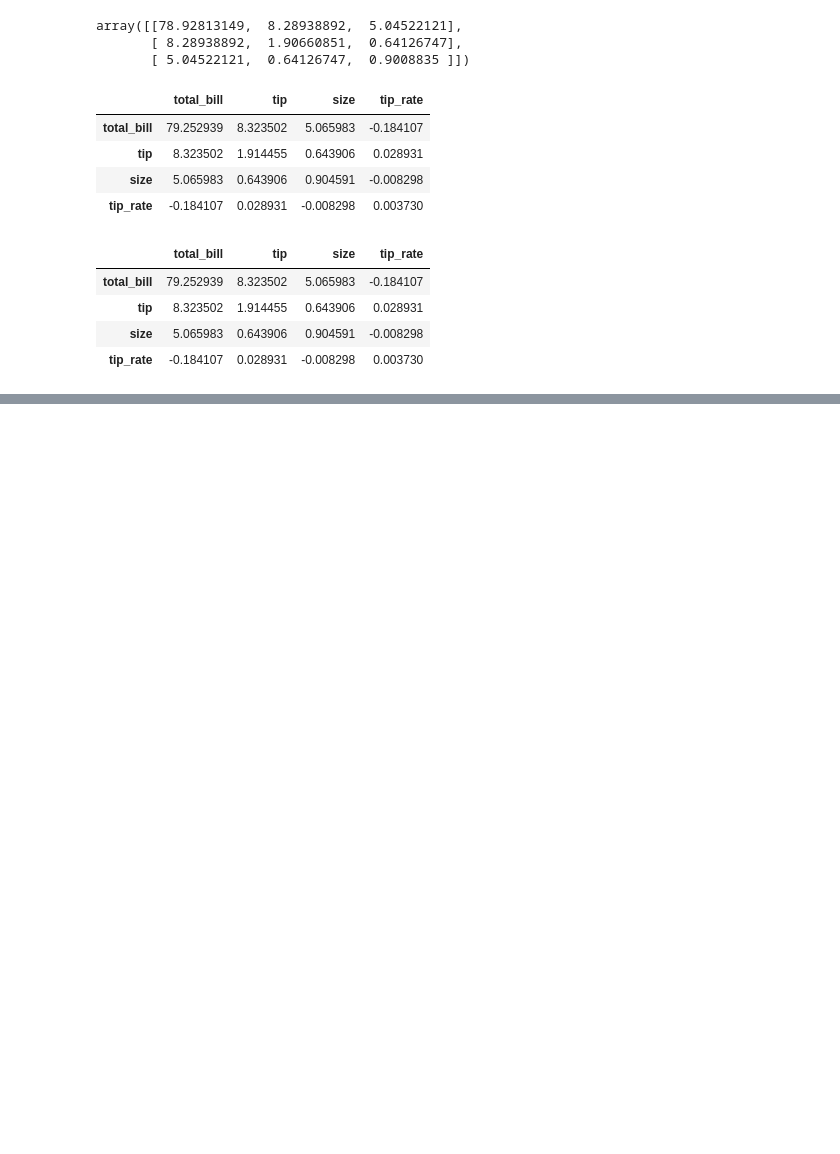
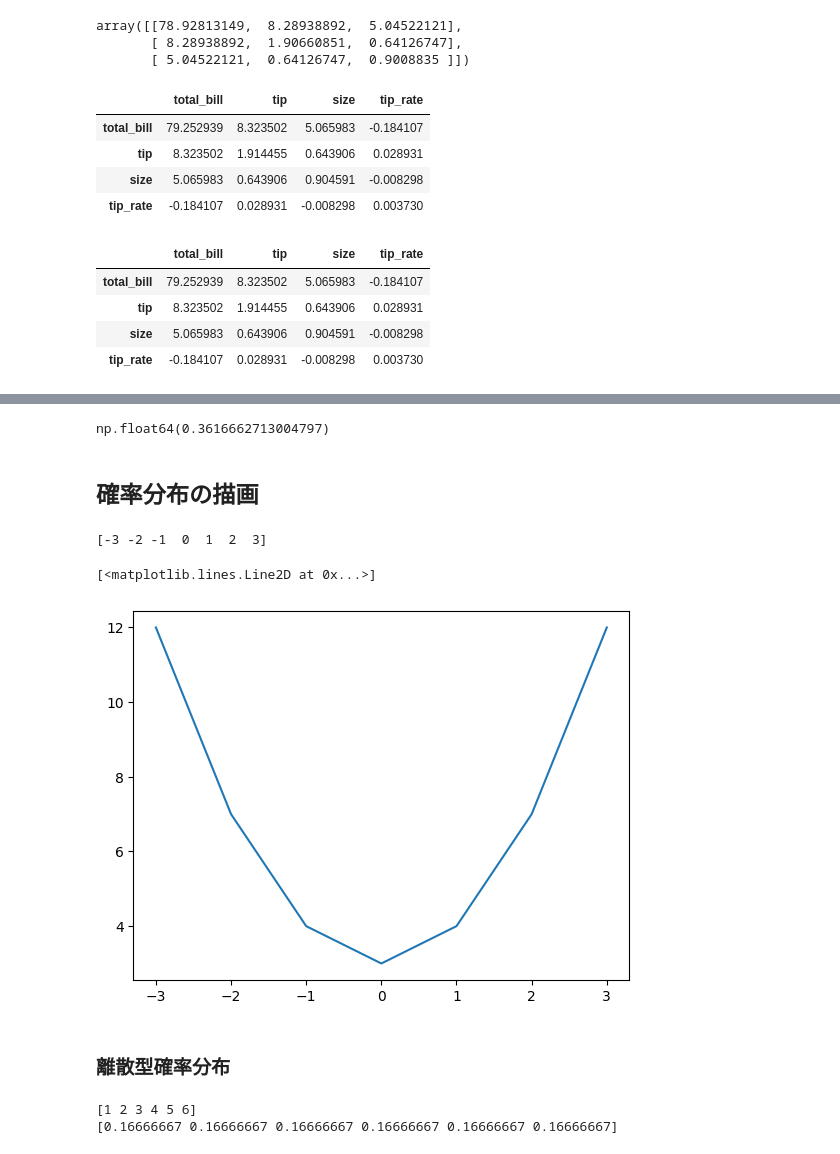
Before and after one commit to TakumiOkawa12/MLnote, a Jupyter notebook: statistics/discriptive_statistics.ipynb, the cells around one changed output, grey strips where cells are left out. Saved outputs shown, nothing was run; the diff lists cells and outputs as text; code cells hidden in the pictures; blank space fills up the shorter version.

```diff
--- a/statistics/discriptive_statistics.ipynb
+++ b/statistics/discriptive_statistics.ipynb
@@ -261,0 +270,3 @@ df.cov(numeric_only = True)
+# %%
+x = np.stack([df['total_bill'], df['tip'], df['size']], axis = 0)
+np.corrcoef(x)
@@ -261,0 +365,33 @@ df.cov(numeric_only = True)
+# %%
+# 連続型一様分布
+stats.uniform.rvs(0, 1)
+# stats.uniform(0, 1).rvs() 上記と同じ意味
+# %% [output]
+np.float64(0.3616662713004797)
+# %% [markdown]
+## 確率分布の描画
+# %%
+def simple_func(x):
+    return x**2 + 3
+# %%
+x = np.arange(-3, 4)
+print(x)
+# %% [output]
+[-3 -2 -1  0  1  2  3]
+# %%
+y = simple_func(x)
+# %%
+plt.plot(x, y)
+# %% [output]
+[<matplotlib.lines.Line2D at 0x...>]
+[figure, added]
+# %% [markdown]
+### 離散型確率分布
+# %%
+x = np.arange(1, 7)
+y = stats.randint(1, 7).pmf(x)
+print(x)
+print(y)
+# %% [output]
+[1 2 3 4 5 6]
+[0.16666667 0.16666667 0.16666667 0.16666667 0.16666667 0.16666667]
```
Also changed, not shown: parts of 103 cells of this notebook.
